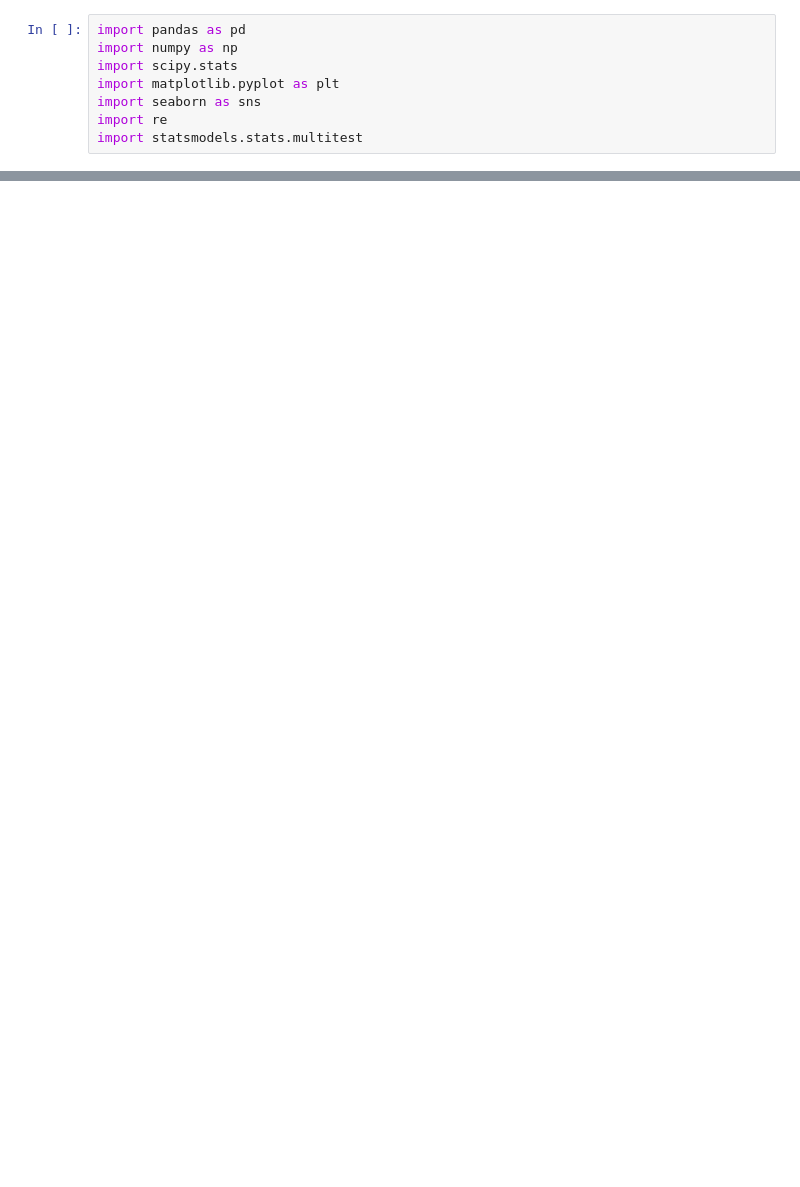
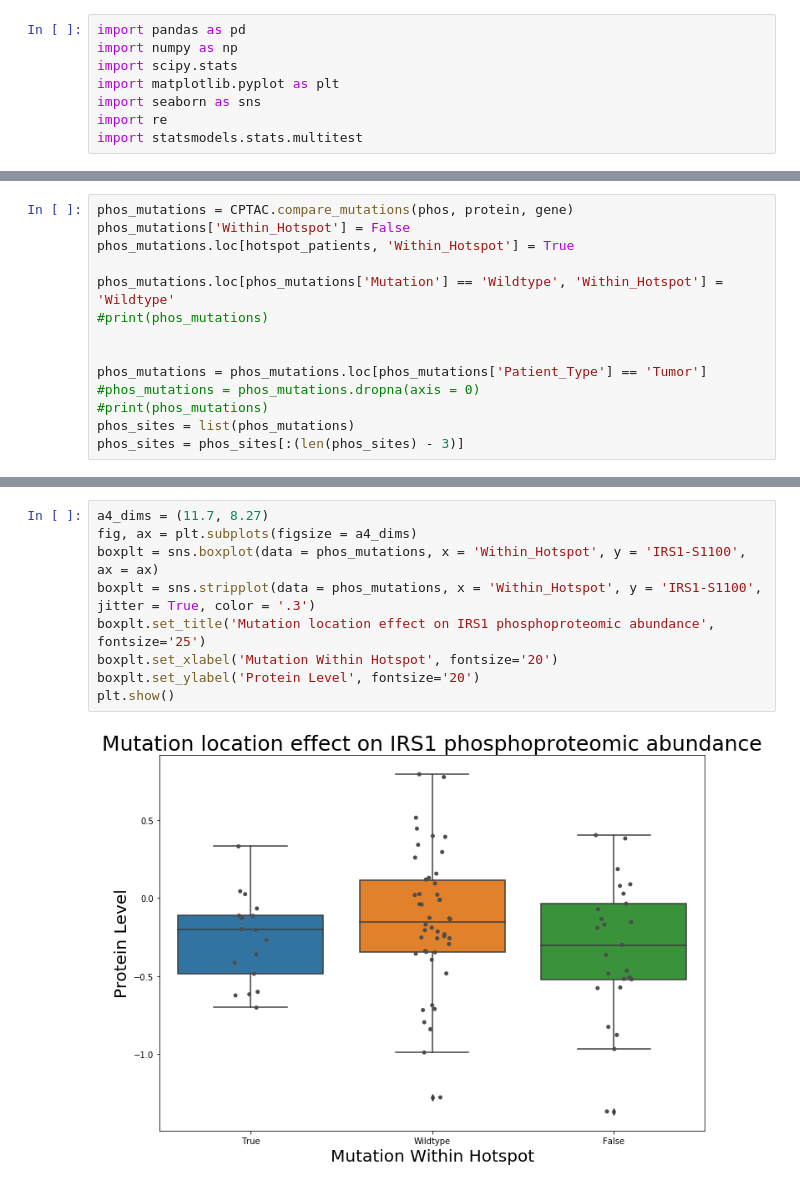
Before and after one commit to PayneLab/UCEC-clinical-stat-analysis, a Jupyter notebook: Protein_Notebooks/PIK3CA/Interacting_Proteins/IRS1_Hotspot.ipynb, the cells around one changed output, grey strips where cells are left out. Cells and saved outputs as stored; diff of their text form; blank space fills up the shorter version.

```diff
--- a/Protein_Notebooks/PIK3CA/Interacting_Proteins/IRS1_Hotspot.ipynb
+++ b/Protein_Notebooks/PIK3CA/Interacting_Proteins/IRS1_Hotspot.ipynb
@@ -32,0 +106,14 @@ protein = 'PIK3CA'
+# %%
+phos_mutations = CPTAC.compare_mutations(phos, protein, gene)
+phos_mutations['Within_Hotspot'] = False
+phos_mutations.loc[hotspot_patients, 'Within_Hotspot'] = True
+
+phos_mutations.loc[phos_mutations['Mutation'] == 'Wildtype', 'Within_Hotspot'] = 'Wildtype'
+#print(phos_mutations)
+
+
+phos_mutations = phos_mutations.loc[phos_mutations['Patient_Type'] == 'Tumor']
+#phos_mutations = phos_mutations.dropna(axis = 0)
+#print(phos_mutations)
+phos_sites = list(phos_mutations)
+phos_sites = phos_sites[:(len(phos_sites) - 3)]
@@ -32,0 +257,11 @@ protein = 'PIK3CA'
+# %%
+a4_dims = (11.7, 8.27)
+fig, ax = plt.subplots(figsize = a4_dims)
+boxplt = sns.boxplot(data = phos_mutations, x = 'Within_Hotspot', y = 'IRS1-S1100', ax = ax)
+boxplt = sns.stripplot(data = phos_mutations, x = 'Within_Hotspot', y = 'IRS1-S1100', jitter = True, color = '.3')
+boxplt.set_title('Mutation location effect on IRS1 phosphoproteomic abundance', fontsize='25')
+boxplt.set_xlabel('Mutation Within Hotspot', fontsize='20')
+boxplt.set_ylabel('Protein Level', fontsize='20')
+plt.show()
+# %% [output]
+[figure, added]
```
Also changed, not shown: parts of 32 cells of this notebook, 3 other files.
